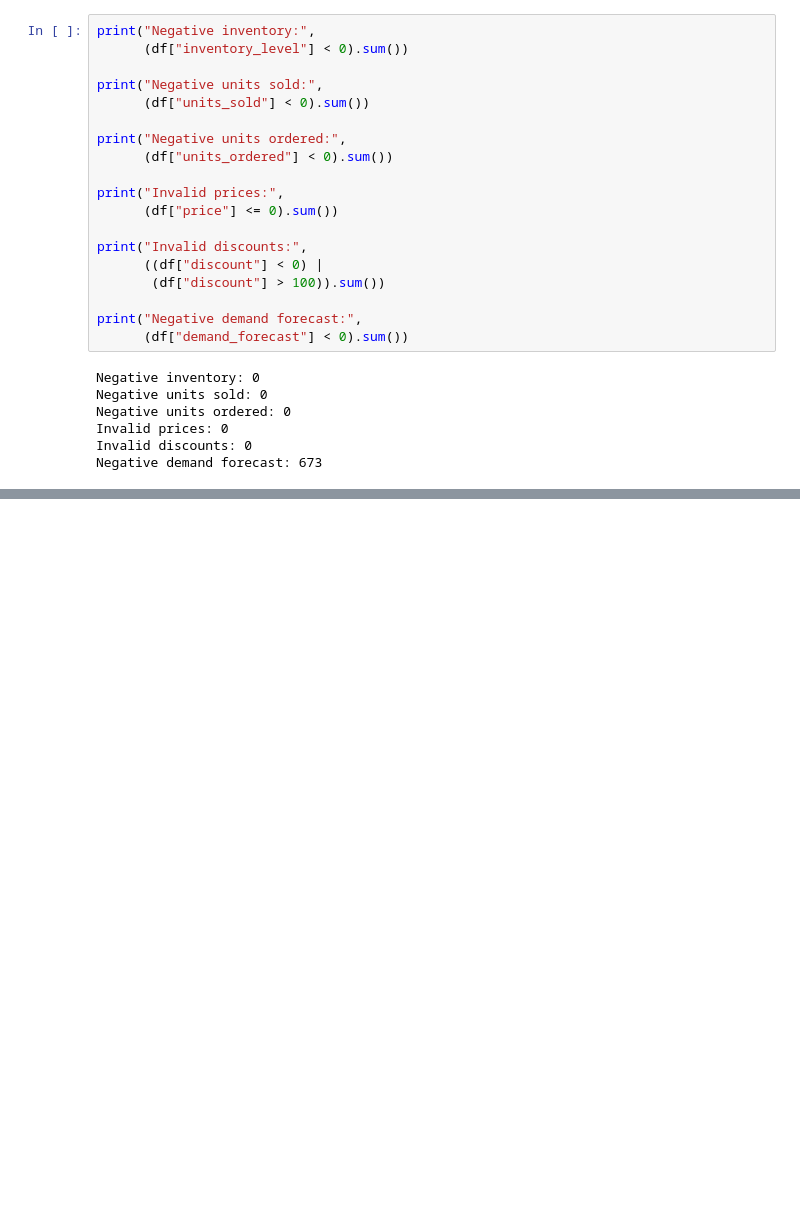
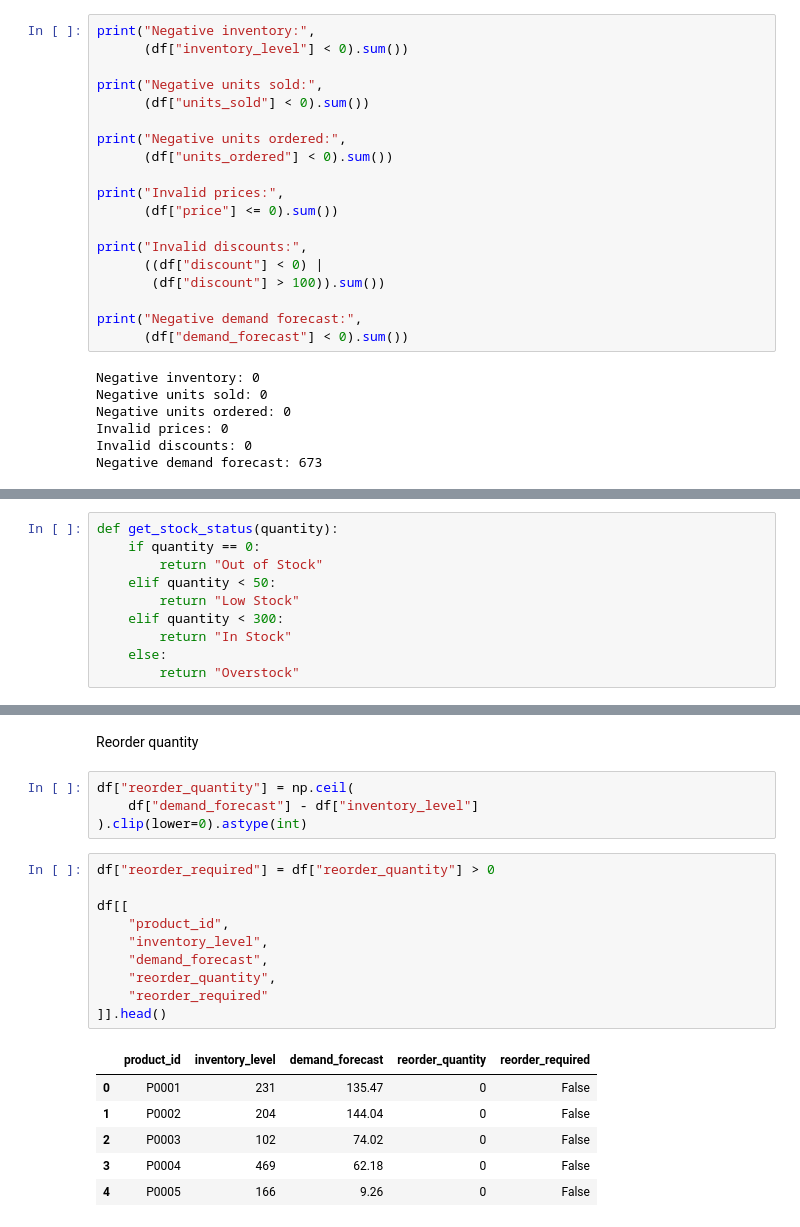
Before and after one commit to Askada21/pr, a Jupyter notebook: notebooks/02_data_cleaning.ipynb, the cells around one changed output, grey strips where cells are left out. Drawn from its saved outputs; the diff is of its cells as text; blank space fills up the shorter version.

```diff
--- a/notebooks/02_data_cleaning.ipynb
+++ b/notebooks/02_data_cleaning.ipynb
@@ -142,0 +213,10 @@ Negative demand forecast: 673
+# %%
+def get_stock_status(quantity):
+    if quantity == 0:
+        return "Out of Stock"
+    elif quantity < 50:
+        return "Low Stock"
+    elif quantity < 300:
+        return "In Stock"
+    else:
+        return "Overstock"
@@ -142,0 +236,23 @@ Negative demand forecast: 673
+# %% [markdown]
+Reorder quantity
+# %%
+df["reorder_quantity"] = np.ceil(
+    df["demand_forecast"] - df["inventory_level"]
+).clip(lower=0).astype(int)
+# %%
+df["reorder_required"] = df["reorder_quantity"] > 0
+
+df[[
+    "product_id",
+    "inventory_level",
+    "demand_forecast",
+    "reorder_quantity",
+    "reorder_required"
+]].head()
+# %% [output]
+|  | product_id | inventory_level | demand_forecast | reorder_quantity | reorder_required |
+| 0 | P0001 | 231 | 135.47 | 0 | False |
+| 1 | P0002 | 204 | 144.04 | 0 | False |
+| 2 | P0003 | 102 | 74.02 | 0 | False |
+| 3 | P0004 | 469 | 62.18 | 0 | False |
+| 4 | P0005 | 166 | 9.26 | 0 | False |
```
Also changed, not shown: parts of 16 cells of this notebook.
